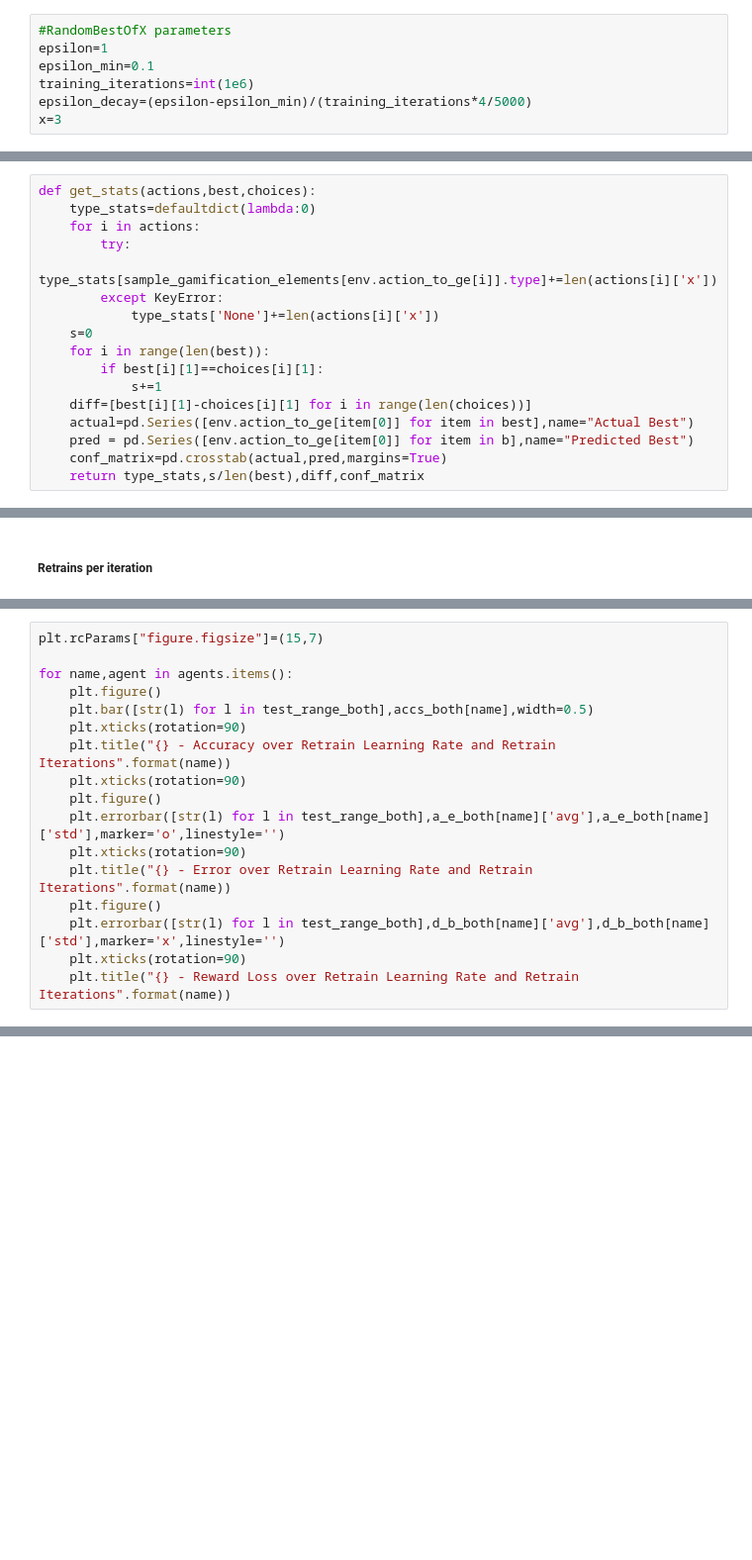
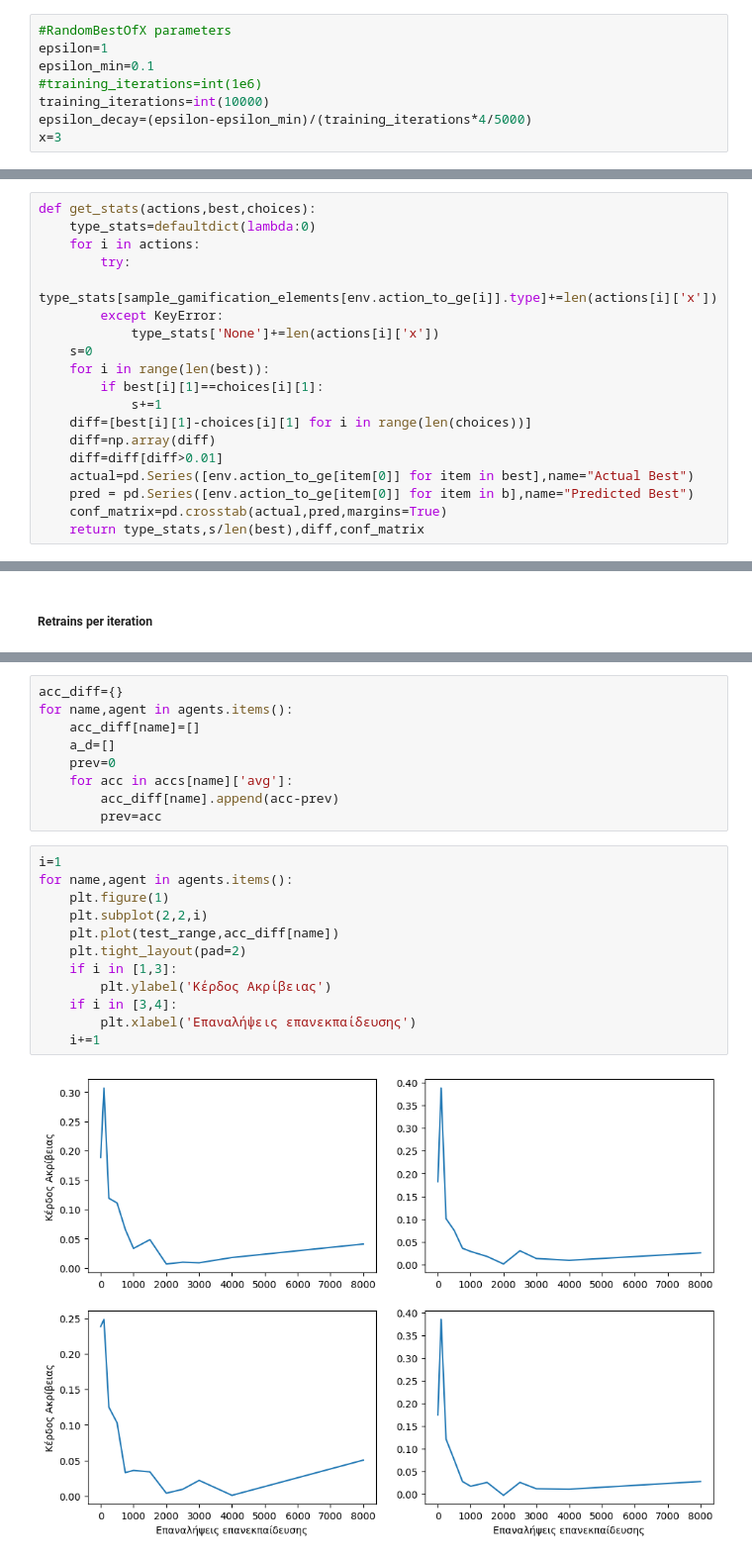
Before and after one commit to JDnikolo/thesis_gamified_hexad_extraction, a Jupyter notebook: RL_system/testing_hyperparameters.ipynb, the cells around one changed output, grey strips where cells are left out. Shown: that part at 99% size. Saved outputs shown, nothing was run; the diff lists cells and outputs as text; blank space fills up the shorter version.

```diff
--- a/RL_system/testing_hyperparameters.ipynb
+++ b/RL_system/testing_hyperparameters.ipynb
@@ -109,7 +123,8 @@ train_error=basic_agent.train(env=env,iterations=training_iterations,trunc_error
 #RandomBestOfX parameters
 epsilon=1
 epsilon_min=0.1
-training_iterations=int(1e6)
+#training_iterations=int(1e6)
+training_iterations=int(10000)
 epsilon_decay=(epsilon-epsilon_min)/(training_iterations*4/5000)
 x=3
 # %%
@@ -198,6 +213,8 @@ def get_stats(actions,best,choices):
         if best[i][1]==choices[i][1]:
             s+=1
     diff=[best[i][1]-choices[i][1] for i in range(len(choices))]
+    diff=np.array(diff)
+    diff=diff[diff>0.01]
     actual=pd.Series([env.action_to_ge[item[0]] for item in best],name="Actual Best")
     pred = pd.Series([env.action_to_ge[item[0]] for item in b],name="Predicted Best")
     conf_matrix=pd.crosstab(actual,pred,margins=True)
@@ -394,17 +293,0 @@ FatigueAware
-# %%
-plt.rcParams["figure.figsize"]=(15,7)
-
-for name,agent in agents.items():
-    plt.figure()
-    plt.bar([str(l) for l in test_range_both],accs_both[name],width=0.5)
-    plt.xticks(rotation=90)
-    plt.title("{} - Accuracy over Retrain Learning Rate and Retrain Iterations".format(name))
-    plt.xticks(rotation=90)
-    plt.figure()
-    plt.errorbar([str(l) for l in test_range_both],a_e_both[name]['avg'],a_e_both[name]['std'],marker='o',linestyle='')
-    plt.xticks(rotation=90)
-    plt.title("{} - Error over Retrain Learning Rate and Retrain Iterations".format(name))
-    plt.figure()
-    plt.errorbar([str(l) for l in test_range_both],d_b_both[name]['avg'],d_b_both[name]['std'],marker='x',linestyle='')
-    plt.xticks(rotation=90)
-    plt.title("{} - Reward Loss over Retrain Learning Rate and Retrain Iterations".format(name))
@@ -423,0 +294,23 @@ for name,agent in agents.items():
+# %%
+acc_diff={}
+for name,agent in agents.items():
+    acc_diff[name]=[]
+    a_d=[]
+    prev=0
+    for acc in accs[name]['avg']:
+        acc_diff[name].append(acc-prev)
+        prev=acc
+# %%
+i=1
+for name,agent in agents.items():
+    plt.figure(1)
+    plt.subplot(2,2,i)
+    plt.plot(test_range,acc_diff[name])
+    plt.tight_layout(pad=2)
+    if i in [1,3]:
+        plt.ylabel('Κέρδος Ακρίβειας')
+    if i in [3,4]:
+        plt.xlabel('Επαναλήψεις επανεκπαίδευσης')
+    i+=1
+# %% [output]
+[figure, added]
```
Also changed, not shown: parts of 16 cells of this notebook, 2 other files.
